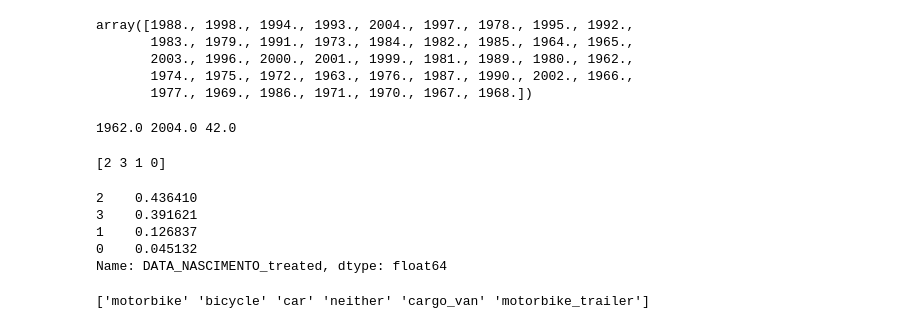
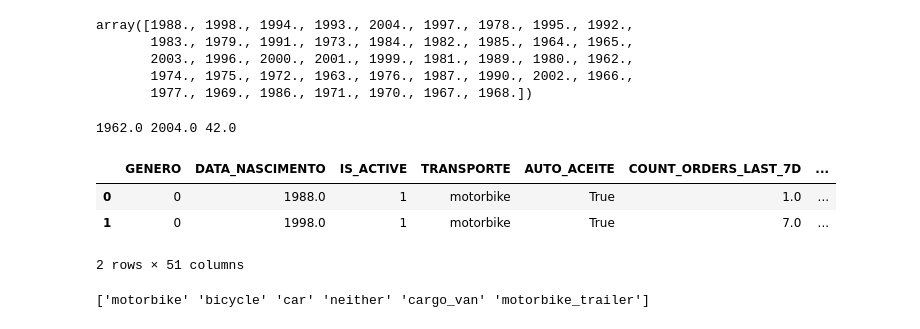
Before and after one commit to 2022M3T3-Inteli/Rappi-Hour, a Jupyter notebook: notebooks/feature-engineering/treat-feature-eng.ipynb, the cells around one changed output. Cells and saved outputs as stored; diff of their text form; code cells hidden in the pictures.

Commit message:
dummies de age

```diff
--- a/notebooks/feature-engineering/treat-feature-eng.ipynb
+++ b/notebooks/feature-engineering/treat-feature-eng.ipynb
@@ -204,28 +204,32 @@ print(min, max, amp)
 # ------------------------------------------
 def birth_year_buckets(row):
   if row['DATA_NASCIMENTO'] >= min and row['DATA_NASCIMENTO'] < min + amp/4:
-      return 0
+      return 1
   elif row['DATA_NASCIMENTO'] >= min + amp/4 and row['DATA_NASCIMENTO'] < min + amp/4*2:
-      return 1
+      return 2
   elif row['DATA_NASCIMENTO'] >= min + amp/4*2 and row['DATA_NASCIMENTO'] < min + amp/4*3:
-      return 2
-  return 3
+      return 3
+  return 4
 
 df['DATA_NASCIMENTO_treated'] = df.apply(lambda row: birth_year_buckets(row), axis=1)
-df.drop("DATA_NASCIMENTO", axis=1, inplace=True)
+# %%
+age_dummies = pd.get_dummies(df["DATA_NASCIMENTO_treated"])
+df = pd.concat([df, age_dummies], 1)
+df.rename(columns={1: "age-1st-qtile", 2: "age-2nd-qtile", 3: "age-3rd-qtile", 4: "age-4th-qtile"}, inplace=True)
+df.drop(["DATA_NASCIMENTO_treated"], axis=1, inplace=True)
 # %%
 # ------------------------------------------
 # CHECAGEM DO TRATAMENTO DA FEATURE
+#
+# DATA_NASCIMENTO : ajuste de observacoes esdruxulas
+#
 # ------------------------------------------
-print(df["DATA_NASCIMENTO_treated"].unique())
-df["DATA_NASCIMENTO_treated"].value_counts(normalize=True)
+df.head(2)
 # %% [output]
+|  | GENERO | DATA_NASCIMENTO | IS_ACTIVE | TRANSPORTE | AUTO_ACEITE | COUNT_ORDERS_LAST_7D | ... |
+| 0 | 0 | 1988.0 | 1 | motorbike | True | 1.0 | ... |
+| 1 | 0 | 1998.0 | 1 | motorbike | True | 7.0 | ... |
-[2 3 1 0]
+2 rows × 51 columns
-2    0.436410
-3    0.391621
-1    0.126837
-0    0.045132
-Name: DATA_NASCIMENTO_treated, dtype: float64
 # %%
 # ------------------------------------------
 # FEATURE : TRANSPORTE
```
Also changed, not shown: parts of 1 cell of this notebook.
